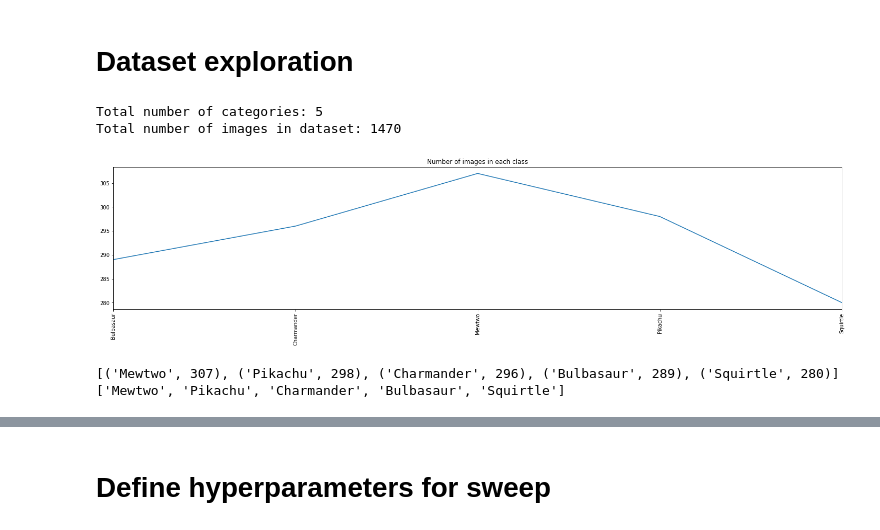
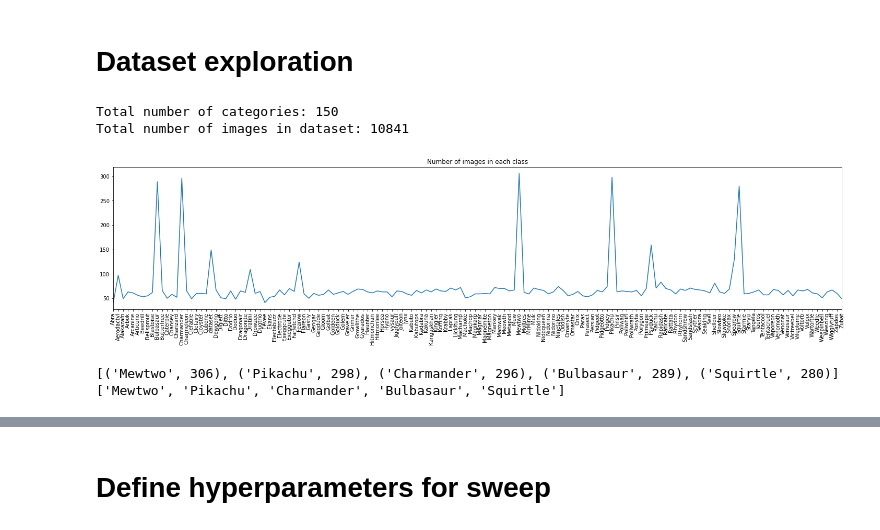
Before and after one commit to williambrach/NN-zadania, a Jupyter notebook: Zadanie2/image_modification.ipynb, the cells around one changed output, grey strips where cells are left out. Saved outputs shown, nothing was run; the diff lists cells and outputs as text; code cells hidden in the pictures.

```diff
--- a/Zadanie2/image_modification.ipynb
+++ b/Zadanie2/image_modification.ipynb
@@ -58,34 +60,34 @@ physical_device_desc: "device: XLA_CPU device"
 # Dataset exploration
 # %%
 # A little bit of data exploration
-path = 'test_dataset/' # Path to directory which contains classes
+path = 'dataset/' # Path to directory which contains classes
 classes = os.listdir(path) # List of all classes
 print(f'Total number of categories: {len(classes)}')
 
 # A dictionary which contains class and number of images in that class
 counts = {}
 for c in classes:
     counts[c] = len(os.listdir(os.path.join(path, c)))
 
 print(f'Total number of images in dataset: {sum(list(counts.values()))}')
 
 # Number of images in each clsss plot
 fig = plt.figure(figsize = (25, 5))
 sns.lineplot(x = list(counts.keys()), y = list(counts.values())).set_title('Number of images in each class')
 plt.xticks(rotation = 90)
 plt.margins(x=0)
 plt.show()
 
 # Sort our "counts" dictionary and selecting 5 classes with most number of images
 imbalanced = sorted(counts.items(), key = lambda x: x[1], reverse = True)[:5]
 print(imbalanced)
 
 # Taking only labels, it will come in handy in future
 imbalanced = [i[0] for i in imbalanced]
 print(imbalanced)
 # %% [output]
-Total number of categories: 5
-Total number of images in dataset: 1470
+Total number of categories: 150
+Total number of images in dataset: 10841
-[figure, old version]
+[figure, new version]
-[('Mewtwo', 307), ('Pikachu', 298), ('Charmander', 296), ('Bulbasaur', 289), ('Squirtle', 280)]
+[('Mewtwo', 306), ('Pikachu', 298), ('Charmander', 296), ('Bulbasaur', 289), ('Squirtle', 280)]
 ['Mewtwo', 'Pikachu', 'Charmander', 'Bulbasaur', 'Squirtle']
```
Also changed, not shown: parts of 14 cells of this notebook.
